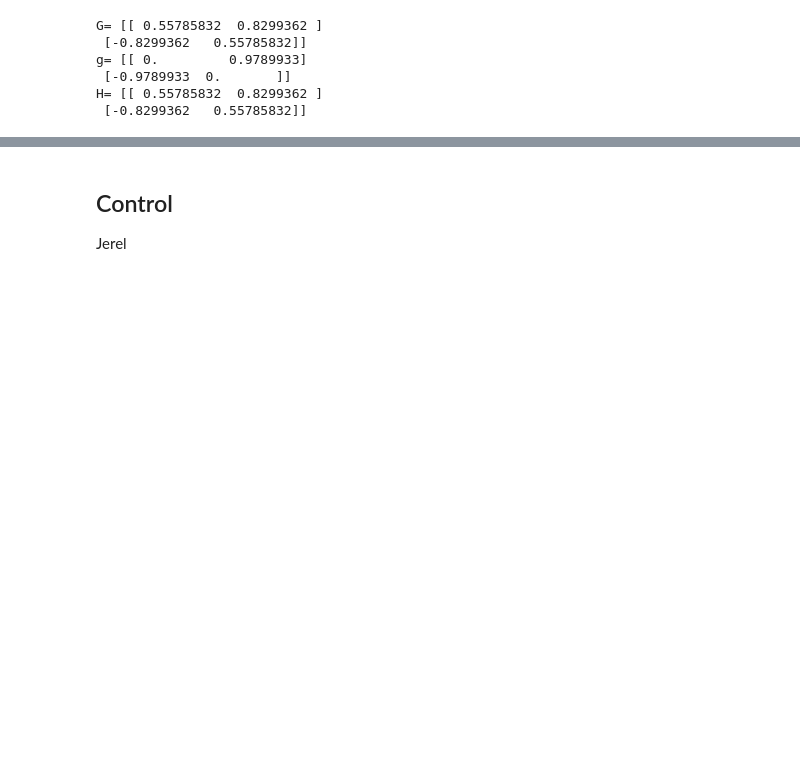
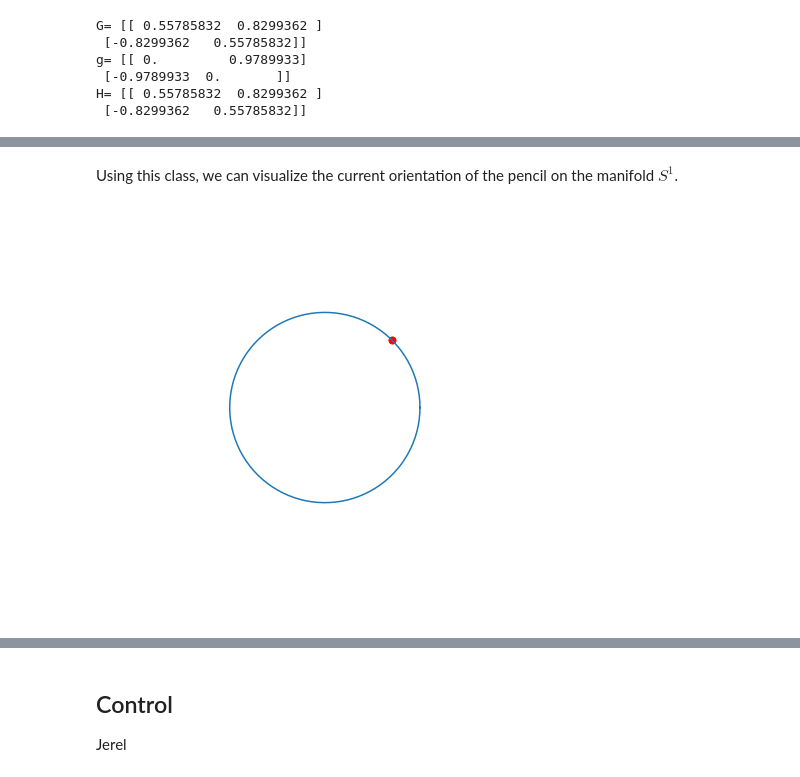
Before and after one commit to byu-magicc/lie_groups, a Jupyter notebook: Chap-02-S1.ipynb, the cells around one changed output, grey strips where cells are left out. Cells and saved outputs as stored; diff of their text form; code cells hidden in the pictures; blank space fills up the shorter version.

```diff
--- a/Chap-02-S1.ipynb
+++ b/Chap-02-S1.ipynb
@@ -301,0 +364,39 @@ Parker
+# %%
+class S1:
+    def __init__(self, theta=0):
+        # The representation of the group element
+        self.z = self.from_algebra(theta)
+
+        # Also store the original element of the algebra
+        self.theta = theta
+
+    def from_algebra(self, theta):
+        return np.exp(1j*theta)
+
+    def to_algebra(self, z):
+        return np.imag(np.log(z))
+
+    def visualize(self, trajectory=np.array([])):
+        """Visualize the group element on its manifold
+        :param trajectory: optional list of group elements to plot
+        """
+        fig = plt.figure(figsize=(7,7))
+
+        n = np.linspace(0, 2*np.pi, 100)
+        plt.plot(np.cos(n), np.sin(n))
+        plt.axis('square'), plt.axis([-2, 2, -2, 2]), plt.axis('off')
+
+        if not trajectory.size:
+            trajectory = np.array([self.z])
+
+        x, y = np.real(trajectory), np.imag(trajectory)
+        plt.scatter(x, y, s=50, c='r')
+
+        plt.show()
+# %% [markdown]
+Using this class, we can visualize the current orientation of the pencil on the manifold $S^1$.
+# %%
+z = S1(theta=np.pi/4)
+z.visualize()
+# %% [output]
+[figure, added]
```
Also changed, not shown: parts of 24 cells of this notebook, 3 other files.
